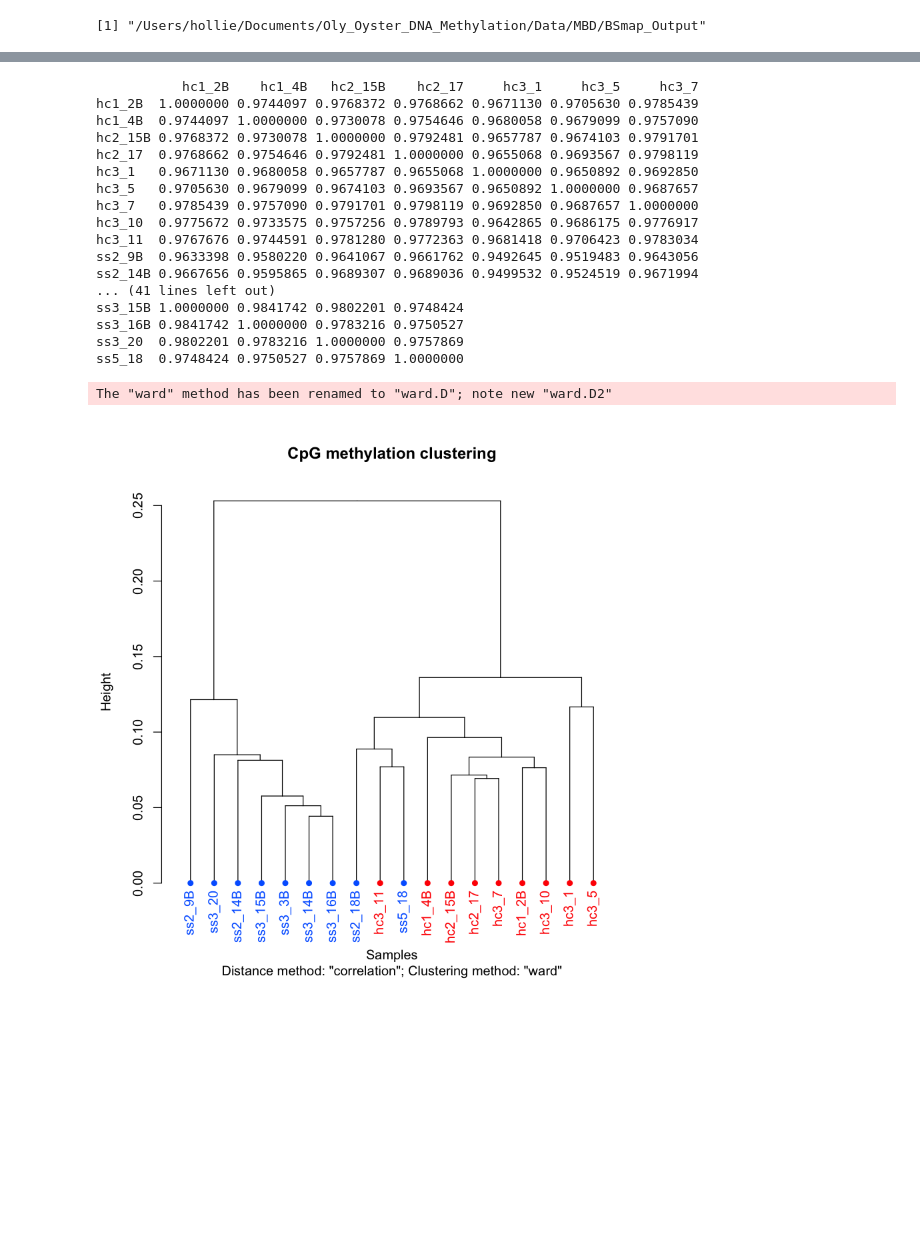
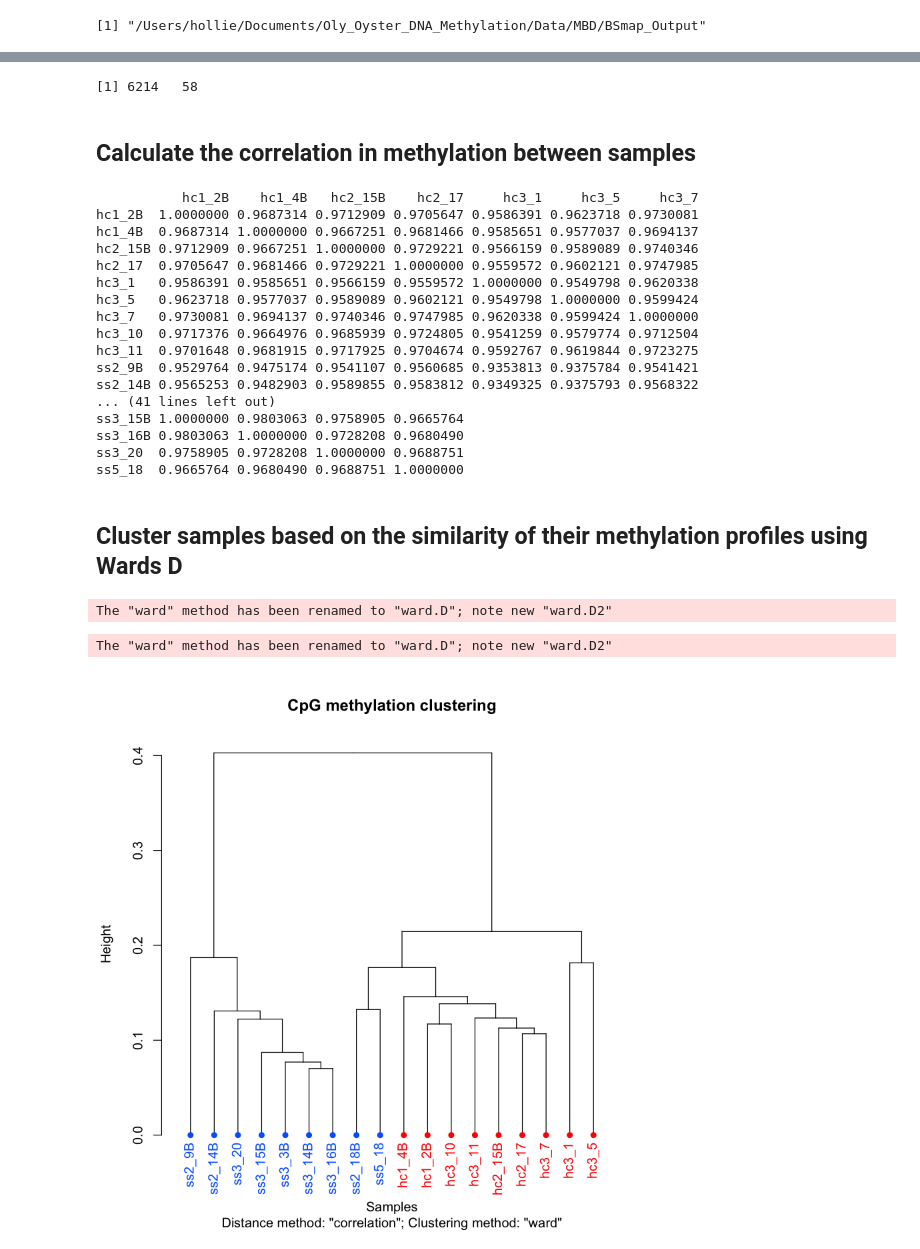
Before and after one commit to hputnam/Oly_Oyster_DNA_Methylation, a Jupyter notebook: Notebooks/3_Clustering_Differential_Methylation_R.ipynb, the cells around one changed output, grey strips where cells are left out. Cells and saved outputs as stored; diff of their text form; code cells hidden in the pictures; blank space fills up the shorter version.

```diff
--- a/Notebooks/3_Clustering_Differential_Methylation_R.ipynb
+++ b/Notebooks/3_Clustering_Differential_Methylation_R.ipynb
@@ -91 +104,3 @@ myobj=methRead(file.list,sample.id,assembly="10K",treatment=treatment)
+# %%
+ filtered.myobj <- filterByCoverage(myobj, lo.count = 3, lo.perc = NULL, hi.count = NULL, hi.perc = 99.9)
 # %%
@@ -181,29 +170,41 @@ write.table(zr1394_1_CpG, "zr1394_percentMeth.igv", sep="\t", quote = F, col.nam
 # %%
-meth<-unite(myobj)
+meth <- unite(filtered.myobj, destrand=F)
 # %%
 head(meth)
+# %%
+dim(meth)
+# %% [output]
+[1] 6214   58
+# %% [markdown]
+## Calculate the correlation in methylation between samples
 # %%
 getCorrelation(meth, plot = F)
 # %% [output]
            hc1_2B    hc1_4B   hc2_15B    hc2_17     hc3_1     hc3_5     hc3_7
-hc1_2B  1.0000000 0.9744097 0.9768372 0.9768662 0.9671130 0.9705630 0.9785439
-hc1_4B  0.9744097 1.0000000 0.9730078 0.9754646 0.9680058 0.9679099 0.9757090
-hc2_15B 0.9768372 0.9730078 1.0000000 0.9792481 0.9657787 0.9674103 0.9791701
-hc2_17  0.9768662 0.9754646 0.9792481 1.0000000 0.9655068 0.9693567 0.9798119
-hc3_1   0.9671130 0.9680058 0.9657787 0.9655068 1.0000000 0.9650892 0.9692850
-hc3_5   0.9705630 0.9679099 0.9674103 0.9693567 0.9650892 1.0000000 0.9687657
-hc3_7   0.9785439 0.9757090 0.9791701 0.9798119 0.9692850 0.9687657 1.0000000
-hc3_10  0.9775672 0.9733575 0.9757256 0.9789793 0.9642865 0.9686175 0.9776917
-hc3_11  0.9767676 0.9744591 0.9781280 0.9772363 0.9681418 0.9706423 0.9783034
-ss2_9B  0.9633398 0.9580220 0.9641067 0.9661762 0.9492645 0.9519483 0.9643056
-ss2_14B 0.9667656 0.9595865 0.9689307 0.9689036 0.9499532 0.9524519 0.9671994
+hc1_2B  1.0000000 0.9687314 0.9712909 0.9705647 0.9586391 0.9623718 0.9730081
+hc1_4B  0.9687314 1.0000000 0.9667251 0.9681466 0.9585651 0.9577037 0.9694137
+hc2_15B 0.9712909 0.9667251 1.0000000 0.9729221 0.9566159 0.9589089 0.9740346
+hc2_17  0.9705647 0.9681466 0.9729221 1.0000000 0.9559572 0.9602121 0.9747985
+hc3_1   0.9586391 0.9585651 0.9566159 0.9559572 1.0000000 0.9549798 0.9620338
+hc3_5   0.9623718 0.9577037 0.9589089 0.9602121 0.9549798 1.0000000 0.9599424
+hc3_7   0.9730081 0.9694137 0.9740346 0.9747985 0.9620338 0.9599424 1.0000000
+hc3_10  0.9717376 0.9664976 0.9685939 0.9724805 0.9541259 0.9579774 0.9712504
+hc3_11  0.9701648 0.9681915 0.9717925 0.9704674 0.9592767 0.9619844 0.9723275
+ss2_9B  0.9529764 0.9475174 0.9541107 0.9560685 0.9353813 0.9375784 0.9541421
+ss2_14B 0.9565253 0.9482903 0.9589855 0.9583812 0.9349325 0.9375793 0.9568322
 ... (41 lines left out)
-ss3_15B 1.0000000 0.9841742 0.9802201 0.9748424
-ss3_16B 0.9841742 1.0000000 0.9783216 0.9750527
-ss3_20  0.9802201 0.9783216 1.0000000 0.9757869
-ss5_18  0.9748424 0.9750527 0.9757869 1.0000000
+ss3_15B 1.0000000 0.9803063 0.9758905 0.9665764
+ss3_16B 0.9803063 1.0000000 0.9728208 0.9680490
+ss3_20  0.9758905 0.9728208 1.0000000 0.9688751
+ss5_18  0.9665764 0.9680490 0.9688751 1.0000000
+# %% [markdown]
+## Cluster samples based on the similarity of their methylation profiles using Wards D
+# %%
+CpG.Dendro <- clusterSamples(meth, dist="correlation", method="ward", plot=F)
+# %% [output]
+The "ward" method has been renamed to "ward.D"; note new "ward.D2"
 # %%
-hc<- clusterSamples(meth, dist="correlation", method="ward", plot=T)
+Clusters <- clusterSamples(meth, dist="correlation", method="ward", plot=T)
 # %% [output]
 The "ward" method has been renamed to "ward.D"; note new "ward.D2"
-[figure, old version]
+[figure, new version]
```
Also changed, not shown: parts of 69 cells of this notebook, 2 other files.
